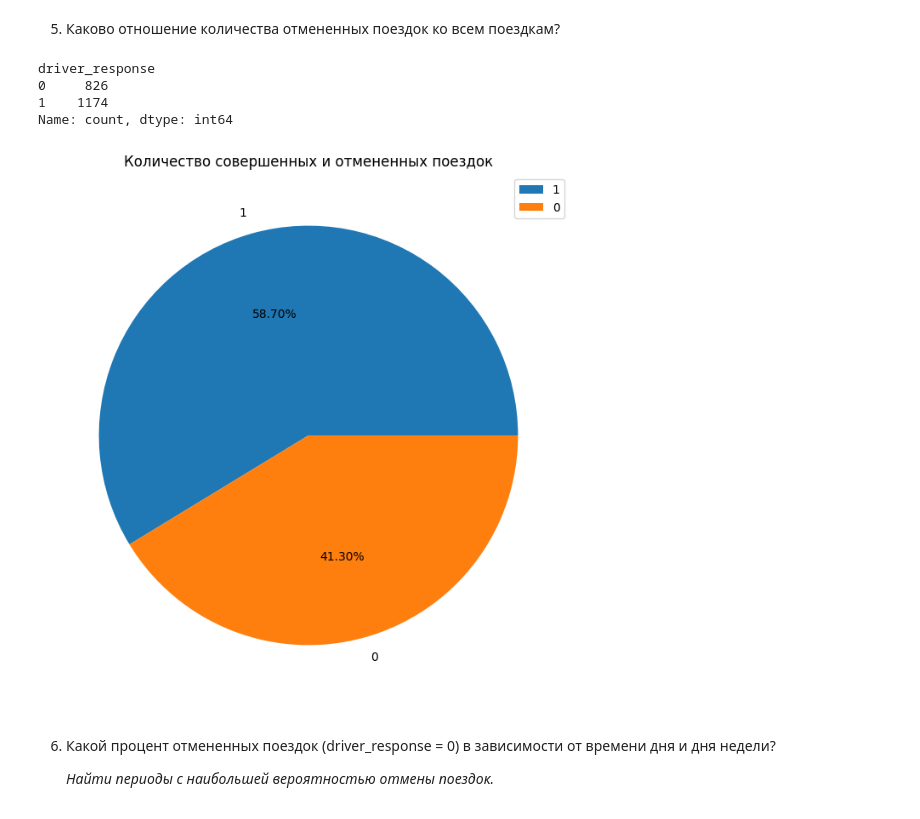
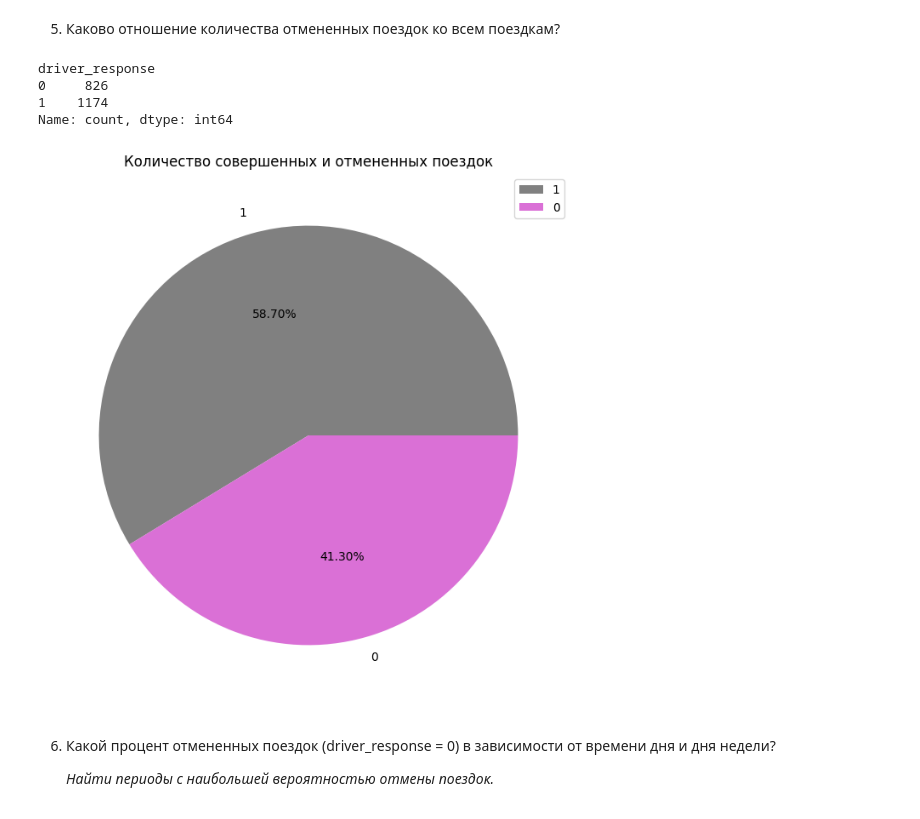
Before and after one commit to IrmA-ErroR/DS_Taxi_strategy, a Jupyter notebook: analysis.ipynb, the cells around one changed output. Saved outputs shown, nothing was run; the diff lists cells and outputs as text; code cells hidden in the pictures.

```diff
--- a/analysis.ipynb
+++ b/analysis.ipynb
@@ -460,19 +487,19 @@ plt.legend()
 # %%
 plt.figure(figsize=(16, 8))
 
 plt.title('Количество совершенных и отмененных поездок')
 trips_by_class = data['driver_response'].value_counts()
 print(trips_by_class.sort_values())
 
-plt.pie(trips_by_class.values, labels=trips_by_class.index, autopct='%1.2f%%')
+plt.pie(trips_by_class.values, labels=trips_by_class.index, autopct='%1.2f%%', colors=['gray', 'orchid'])
 plt.legend(loc='upper right')
 plt.show()
 # %% [output]
 driver_response
 0     826
 1    1174
 Name: count, dtype: int64
-[figure, old version]
+[figure, new version]
 # %% [markdown]
 6. Какой процент отмененных поездок (driver_response = 0) в зависимости от времени дня и дня недели?
 
```
Also changed, not shown: parts of 33 cells of this notebook, 1 other file.
